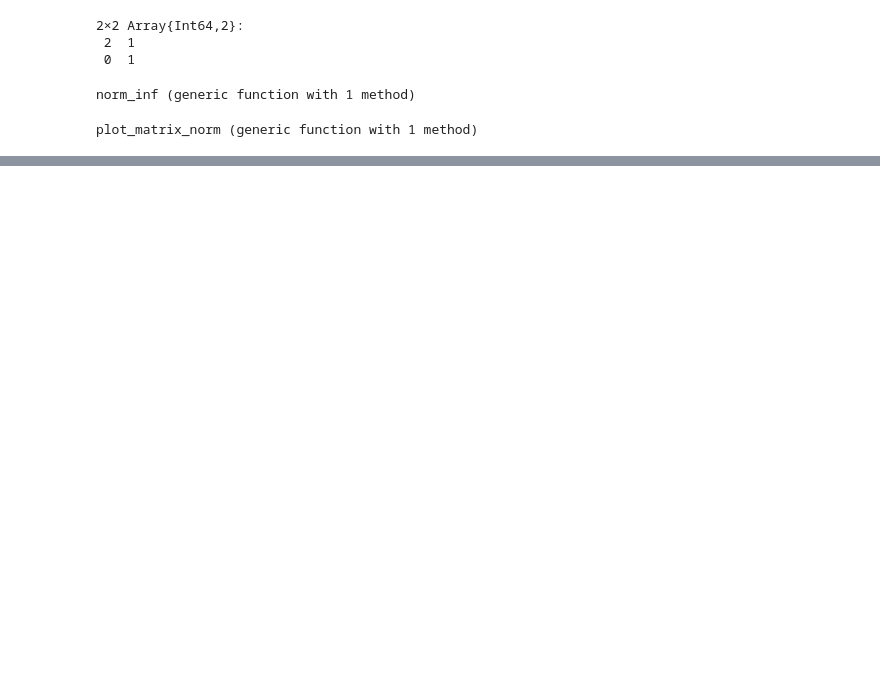
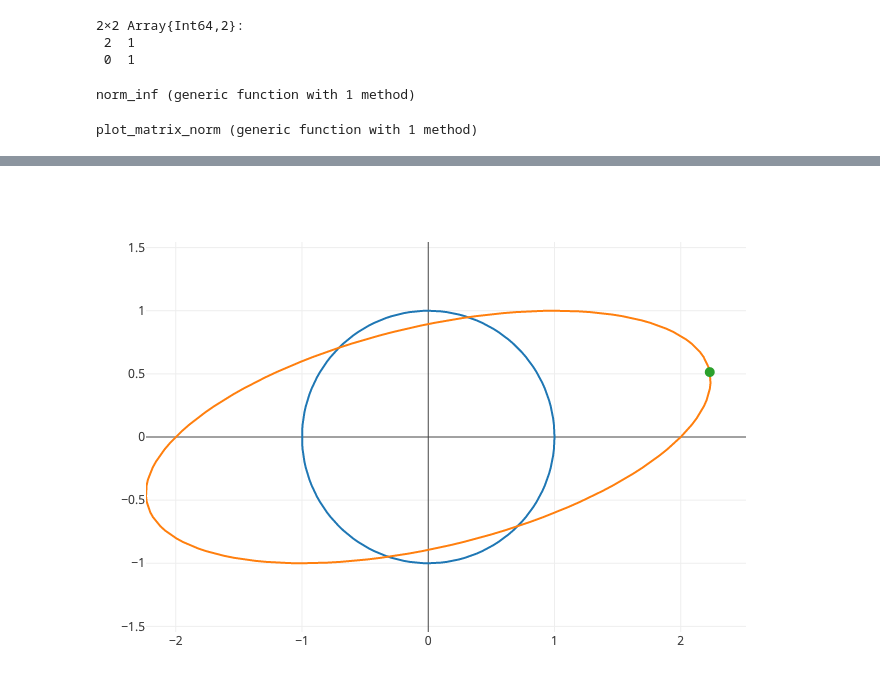
Before and after one commit to EricDarve/numerical_linear_algebra, a Jupyter notebook: Chap3/Matrix Norm.ipynb, the cells around one changed output, grey strips where cells are left out. Saved outputs shown, nothing was run; the diff lists cells and outputs as text; code cells hidden in the pictures; blank space fills up the shorter version.

```diff
--- a/Chap3/Matrix Norm.ipynb
+++ b/Chap3/Matrix Norm.ipynb
@@ -10,0 +1,3 @@ false
+# %%
+using PlotlyJS
+output = true
@@ -15,7 +11,7 @@ A = [2 1; 0 1]
  2  1
  0  1
 # %%
-t = linspace(0,2π,129)
+t = LinRange(0,2π,129)
 r = [cos.(t)'; sin.(t)']
 
 norm2(r) = sqrt(r[1]^2 + r[2]^2)
@@ -51,8 +47,7 @@ plot_matrix_norm (generic function with 1 method)
 # %%
 p = plot_matrix_norm(t,r,A,norm2)
 if output
-    PlotlyJS.savefig_cairosvg(ElectronPlot(p),"fig_la7_a.pdf")
-    run(`pdfcrop fig_la7_a.pdf`)
+    PlotlyJS.savefig(p,"fig_la7_a.pdf")
 end
 display(p)
 # %% [output]
@@ -60,3 +54,4 @@ display(p)
+[figure, added]
 # %%
 p = plot_matrix_norm(t,r,A,norm1)
 if output
```
Also changed, not shown: parts of 5 cells of this notebook, 2 other files.
